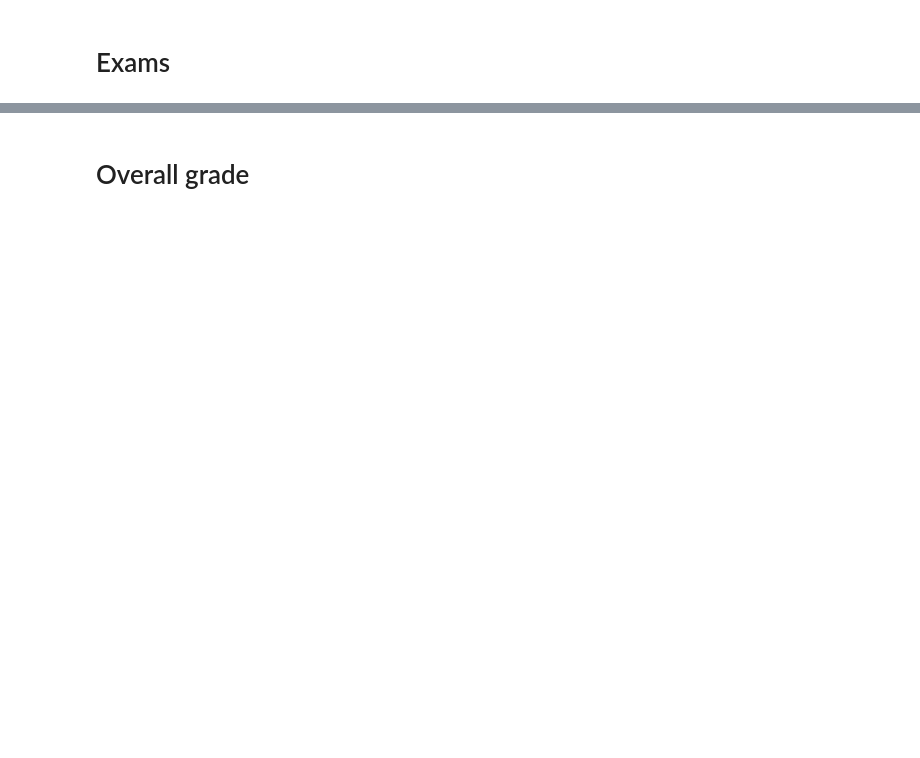
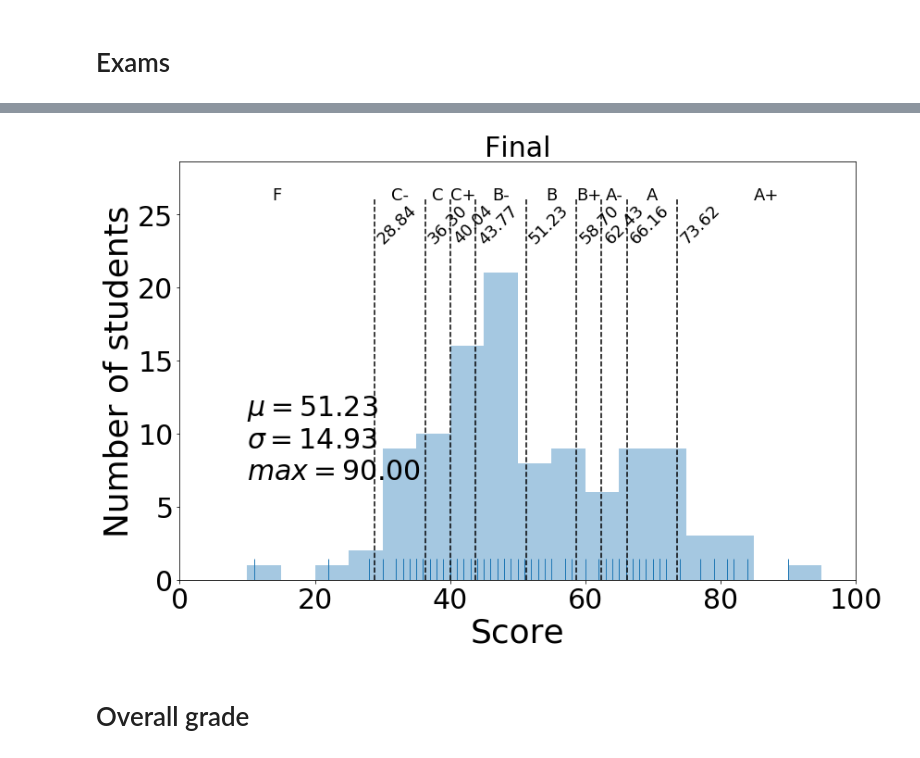
Before and after one commit to materialsvirtuallab/ceng114, a Jupyter notebook: grades/statsw2019.ipynb, the cells around one changed output, grey strips where cells are left out. Cells and saved outputs as stored; diff of their text form; code cells hidden in the pictures; blank space fills up the shorter version.

```diff
--- a/grades/statsw2019.ipynb
+++ b/grades/statsw2019.ipynb
@@ -206,5 +206,7 @@ cutoffs = bar_plot(d, "MT2", annotate=True)
 # %%
-# cutoffs = bar_plot(d, "Final", annotate=True)
+cutoffs = bar_plot(d, "Final", annotate=True)
+# %% [output]
+[figure, added]
 # %% [markdown]
 # Overall grade
 # %%
```
Also changed, not shown: parts of 10 cells of this notebook.
